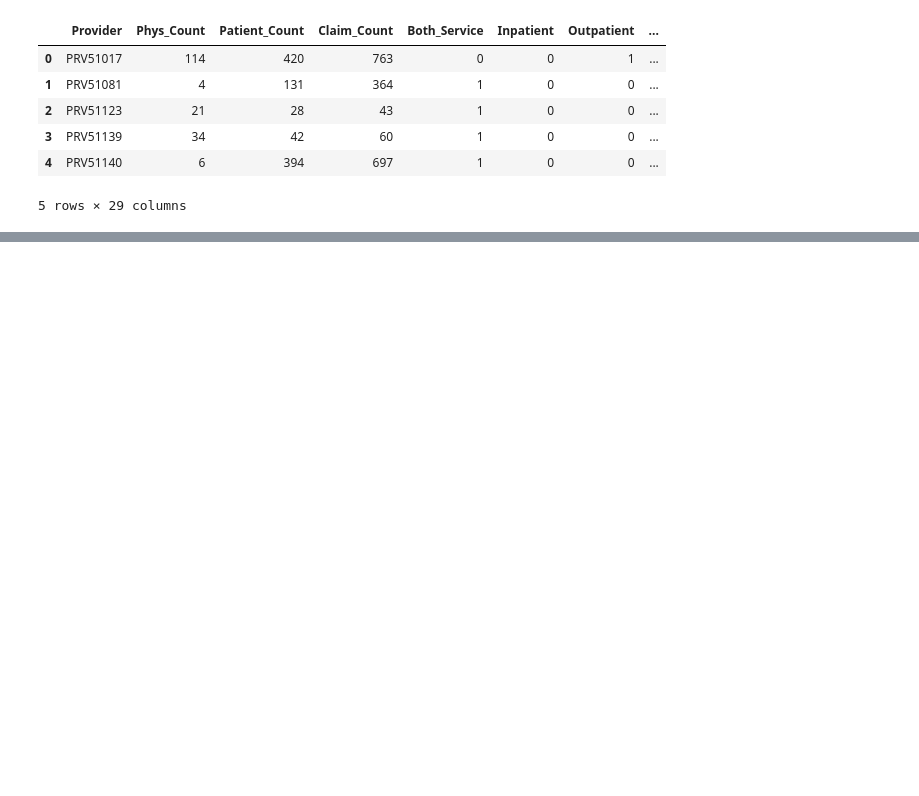
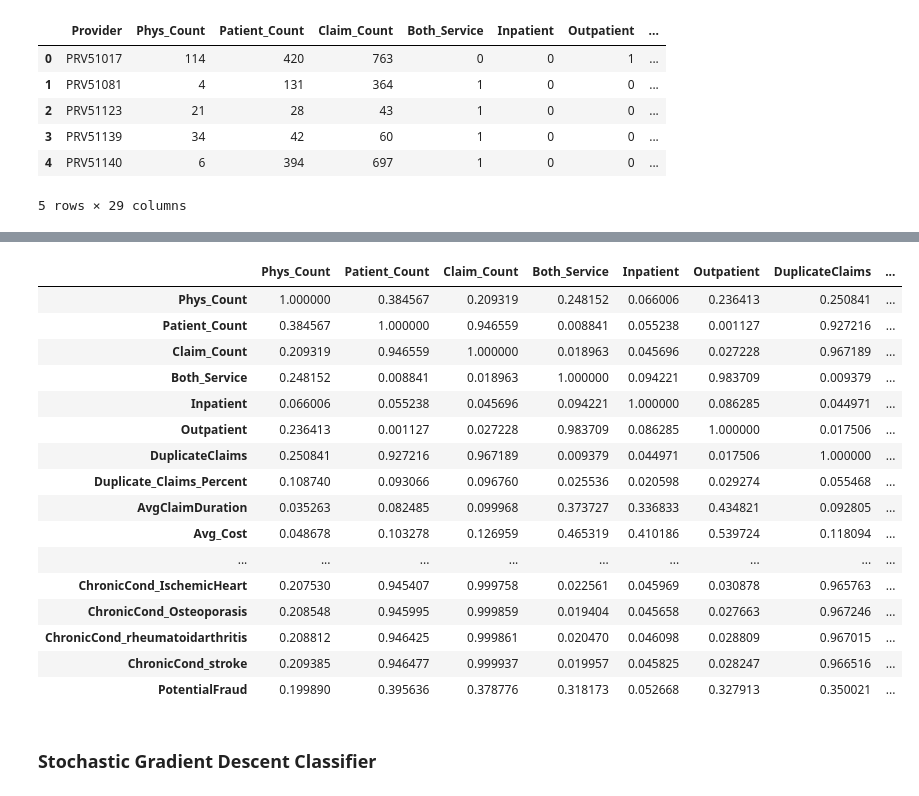
Before and after one commit to cosmochoi/healthcare_fraud, a Jupyter notebook: ML_Models.ipynb, the cells around one changed output, grey strips where cells are left out. Drawn from its saved outputs; the diff is of its cells as text; code cells hidden in the pictures; blank space fills up the shorter version.

```diff
--- a/ML_Models.ipynb
+++ b/ML_Models.ipynb
@@ -16,6 +16,8 @@ features.head()
 | 3 | PRV51139 | 34 | 42 | 60 | 1 | 0 | 0 | ... |
 | 4 | PRV51140 | 6 | 394 | 697 | 1 | 0 | 0 | ... |
 5 rows × 29 columns
+# %%
+features['PotentialFraud'] = features['PotentialFraud'].map({'No': 0, 'Yes': 1})
 # %%
 #scale features
 X = features.drop(['Provider', 'PotentialFraud'], axis=1)
@@ -37,0 +110,24 @@ Name: PotentialFraud, dtype: int64
+# %%
+# Correlation Matrix
+corr = features.corr().abs()
+corr.style.background_gradient(cmap='coolwarm')
+# %% [output]
+|  | Phys_Count | Patient_Count | Claim_Count | Both_Service | Inpatient | Outpatient | DuplicateClaims | ... |
+| Phys_Count | 1.000000 | 0.384567 | 0.209319 | 0.248152 | 0.066006 | 0.236413 | 0.250841 | ... |
+| Patient_Count | 0.384567 | 1.000000 | 0.946559 | 0.008841 | 0.055238 | 0.001127 | 0.927216 | ... |
+| Claim_Count | 0.209319 | 0.946559 | 1.000000 | 0.018963 | 0.045696 | 0.027228 | 0.967189 | ... |
+| Both_Service | 0.248152 | 0.008841 | 0.018963 | 1.000000 | 0.094221 | 0.983709 | 0.009379 | ... |
+| Inpatient | 0.066006 | 0.055238 | 0.045696 | 0.094221 | 1.000000 | 0.086285 | 0.044971 | ... |
+| Outpatient | 0.236413 | 0.001127 | 0.027228 | 0.983709 | 0.086285 | 1.000000 | 0.017506 | ... |
+| DuplicateClaims | 0.250841 | 0.927216 | 0.967189 | 0.009379 | 0.044971 | 0.017506 | 1.000000 | ... |
+| Duplicate_Claims_Percent | 0.108740 | 0.093066 | 0.096760 | 0.025536 | 0.020598 | 0.029274 | 0.055468 | ... |
+| AvgClaimDuration | 0.035263 | 0.082485 | 0.099968 | 0.373727 | 0.336833 | 0.434821 | 0.092805 | ... |
+| Avg_Cost | 0.048678 | 0.103278 | 0.126959 | 0.465319 | 0.410186 | 0.539724 | 0.118094 | ... |
+| ... | ... | ... | ... | ... | ... | ... | ... | ... |
+| ChronicCond_IschemicHeart | 0.207530 | 0.945407 | 0.999758 | 0.022561 | 0.045969 | 0.030878 | 0.965763 | ... |
+| ChronicCond_Osteoporasis | 0.208548 | 0.945995 | 0.999859 | 0.019404 | 0.045658 | 0.027663 | 0.967246 | ... |
+| ChronicCond_rheumatoidarthritis | 0.208812 | 0.946425 | 0.999861 | 0.020470 | 0.046098 | 0.028809 | 0.967015 | ... |
+| ChronicCond_stroke | 0.209385 | 0.946477 | 0.999937 | 0.019957 | 0.045825 | 0.028247 | 0.966516 | ... |
+| PotentialFraud | 0.199890 | 0.395636 | 0.378776 | 0.318173 | 0.052668 | 0.327913 | 0.350021 | ... |
+# %% [markdown]
+### Stochastic Gradient Descent Classifier
```
Also changed, not shown: parts of 11 cells of this notebook.
